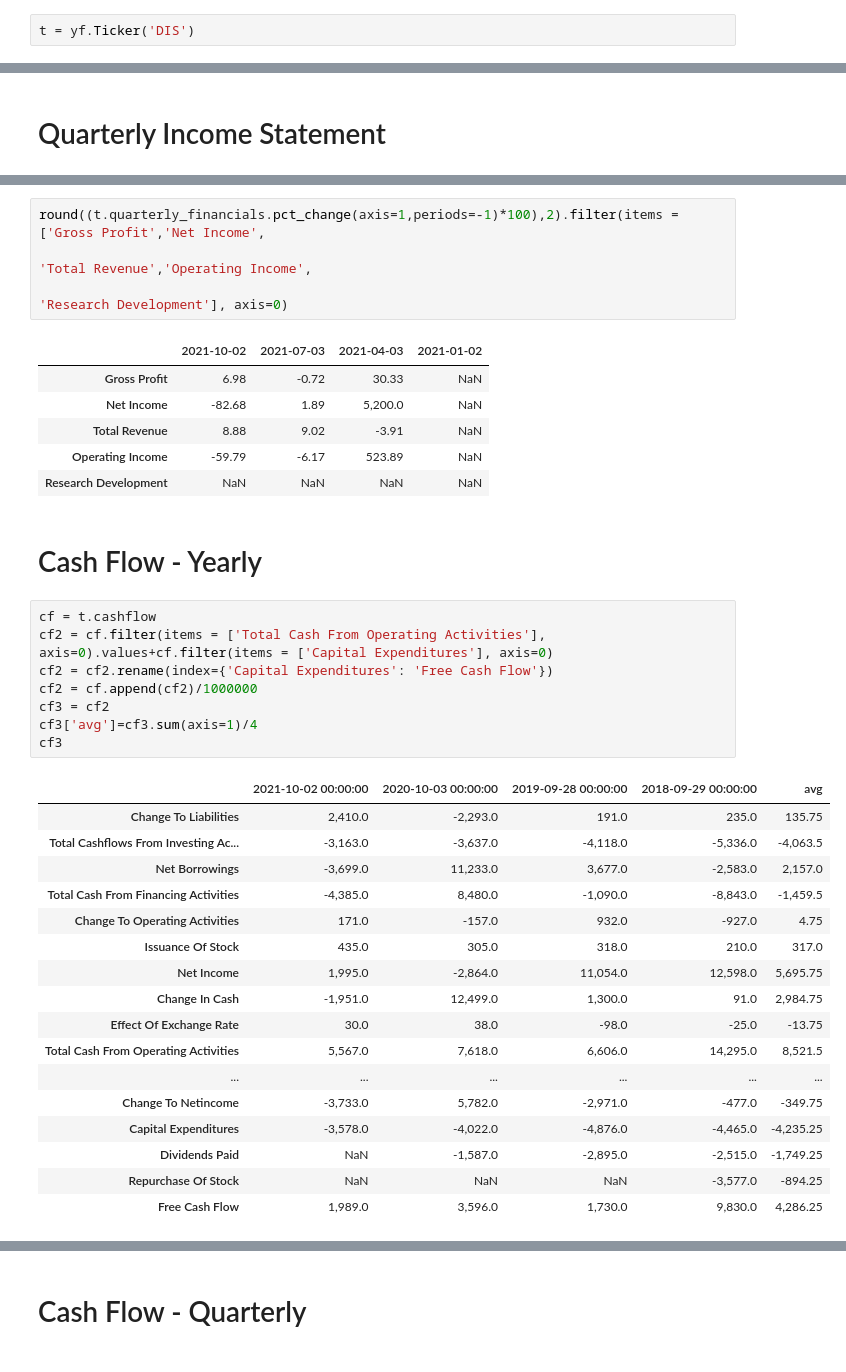
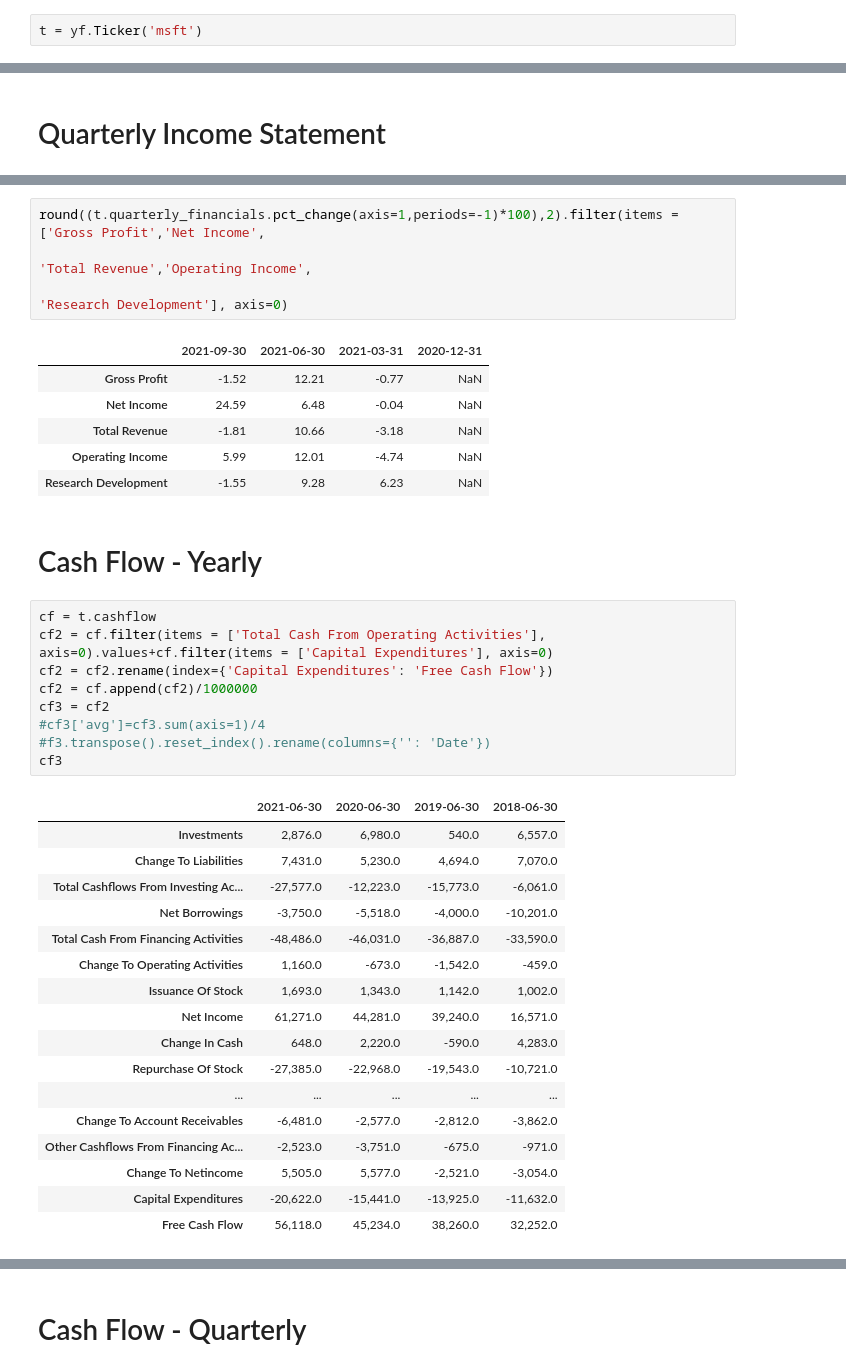
Before and after one commit to pval108/StockAnalyzer, a Jupyter notebook: Company Scorecard.ipynb, the cells around one changed output, grey strips where cells are left out. Cells and saved outputs as stored; diff of their text form.

```diff
--- a/Company Scorecard.ipynb
+++ b/Company Scorecard.ipynb
@@ -11,7 +12,7 @@ import datetime as dt
 import matplotlib.pyplot as plt
 from matplotlib.pyplot import figure
 # %%
-t = yf.Ticker('DIS')
+t = yf.Ticker('msft')
 # %%
 df = pd.DataFrame.from_dict(t.info.items())
 df = df.rename(columns={0: "Financials", 1: "Fundamentals"})
@@ -176,40 +199,41 @@ round((t.quarterly_financials.pct_change(axis=1,periods=-1)*100),2).filter(items
                                                                                    'Total Revenue','Operating Income',
                                                                                    'Research Development'], axis=0)
 # %% [output]
-|  | 2021-10-02 | 2021-07-03 | 2021-04-03 | 2021-01-02 |
-| Gross Profit | 6.98 | -0.72 | 30.33 | NaN |
-| Net Income | -82.68 | 1.89 | 5,200.0 | NaN |
-| Total Revenue | 8.88 | 9.02 | -3.91 | NaN |
-| Operating Income | -59.79 | -6.17 | 523.89 | NaN |
-| Research Development | NaN | NaN | NaN | NaN |
+|  | 2021-09-30 | 2021-06-30 | 2021-03-31 | 2020-12-31 |
+| Gross Profit | -1.52 | 12.21 | -0.77 | NaN |
+| Net Income | 24.59 | 6.48 | -0.04 | NaN |
+| Total Revenue | -1.81 | 10.66 | -3.18 | NaN |
+| Operating Income | 5.99 | 12.01 | -4.74 | NaN |
+| Research Development | -1.55 | 9.28 | 6.23 | NaN |
 # %% [markdown]
 # Cash Flow - Yearly
 # %%
 cf = t.cashflow
 cf2 = cf.filter(items = ['Total Cash From Operating Activities'], axis=0).values+cf.filter(items = ['Capital Expenditures'], axis=0)
 cf2 = cf2.rename(index={'Capital Expenditures': 'Free Cash Flow'})
 cf2 = cf.append(cf2)/1000000
 cf3 = cf2
-cf3['avg']=cf3.sum(axis=1)/4
+#cf3['avg']=cf3.sum(axis=1)/4
+#f3.transpose().reset_index().rename(columns={'': 'Date'})
 cf3
 # %% [output]
-|  | 2021-10-02 00:00:00 | 2020-10-03 00:00:00 | 2019-09-28 00:00:00 | 2018-09-29 00:00:00 | avg |
-| Change To Liabilities | 2,410.0 | -2,293.0 | 191.0 | 235.0 | 135.75 |
-| Total Cashflows From Investing Ac... | -3,163.0 | -3,637.0 | -4,118.0 | -5,336.0 | -4,063.5 |
-| Net Borrowings | -3,699.0 | 11,233.0 | 3,677.0 | -2,583.0 | 2,157.0 |
-| Total Cash From Financing Activities | -4,385.0 | 8,480.0 | -1,090.0 | -8,843.0 | -1,459.5 |
-| Change To Operating Activities | 171.0 | -157.0 | 932.0 | -927.0 | 4.75 |
-| Issuance Of Stock | 435.0 | 305.0 | 318.0 | 210.0 | 317.0 |
-| Net Income | 1,995.0 | -2,864.0 | 11,054.0 | 12,598.0 | 5,695.75 |
-| Change In Cash | -1,951.0 | 12,499.0 | 1,300.0 | 91.0 | 2,984.75 |
-| Effect Of Exchange Rate | 30.0 | 38.0 | -98.0 | -25.0 | -13.75 |
-| Total Cash From Operating Activities | 5,567.0 | 7,618.0 | 6,606.0 | 14,295.0 | 8,521.5 |
-| ... | ... | ... | ... | ... | ... |
-| Change To Netincome | -3,733.0 | 5,782.0 | -2,971.0 | -477.0 | -349.75 |
-| Capital Expenditures | -3,578.0 | -4,022.0 | -4,876.0 | -4,465.0 | -4,235.25 |
-| Dividends Paid | NaN | -1,587.0 | -2,895.0 | -2,515.0 | -1,749.25 |
-| Repurchase Of Stock | NaN | NaN | NaN | -3,577.0 | -894.25 |
-| Free Cash Flow | 1,989.0 | 3,596.0 | 1,730.0 | 9,830.0 | 4,286.25 |
+|  | 2021-06-30 | 2020-06-30 | 2019-06-30 | 2018-06-30 |
+| Investments | 2,876.0 | 6,980.0 | 540.0 | 6,557.0 |
+| Change To Liabilities | 7,431.0 | 5,230.0 | 4,694.0 | 7,070.0 |
+| Total Cashflows From Investing Ac... | -27,577.0 | -12,223.0 | -15,773.0 | -6,061.0 |
+| Net Borrowings | -3,750.0 | -5,518.0 | -4,000.0 | -10,201.0 |
+| Total Cash From Financing Activities | -48,486.0 | -46,031.0 | -36,887.0 | -33,590.0 |
+| Change To Operating Activities | 1,160.0 | -673.0 | -1,542.0 | -459.0 |
+| Issuance Of Stock | 1,693.0 | 1,343.0 | 1,142.0 | 1,002.0 |
+| Net Income | 61,271.0 | 44,281.0 | 39,240.0 | 16,571.0 |
+| Change In Cash | 648.0 | 2,220.0 | -590.0 | 4,283.0 |
+| Repurchase Of Stock | -27,385.0 | -22,968.0 | -19,543.0 | -10,721.0 |
+| ... | ... | ... | ... | ... |
+| Change To Account Receivables | -6,481.0 | -2,577.0 | -2,812.0 | -3,862.0 |
+| Other Cashflows From Financing Ac... | -2,523.0 | -3,751.0 | -675.0 | -971.0 |
+| Change To Netincome | 5,505.0 | 5,577.0 | -2,521.0 | -3,054.0 |
+| Capital Expenditures | -20,622.0 | -15,441.0 | -13,925.0 | -11,632.0 |
+| Free Cash Flow | 56,118.0 | 45,234.0 | 38,260.0 | 32,252.0 |
 # %%
 round((cf3.pct_change(axis=1,periods=-1)*100),2).filter(items = ['Free Cash Flow'], axis=0).iloc[:,:-1]
 # %% [output]
```
Also changed, not shown: parts of 17 cells of this notebook, 1 other file.
